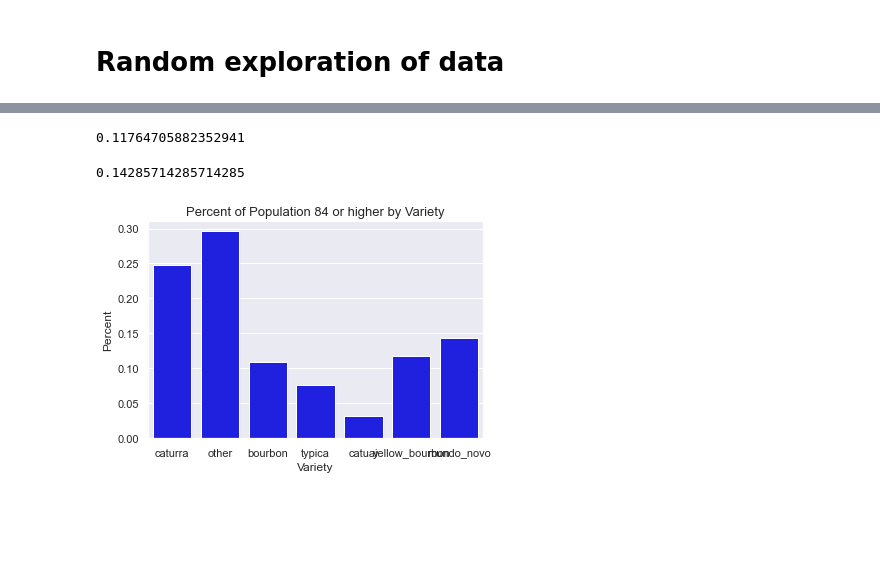
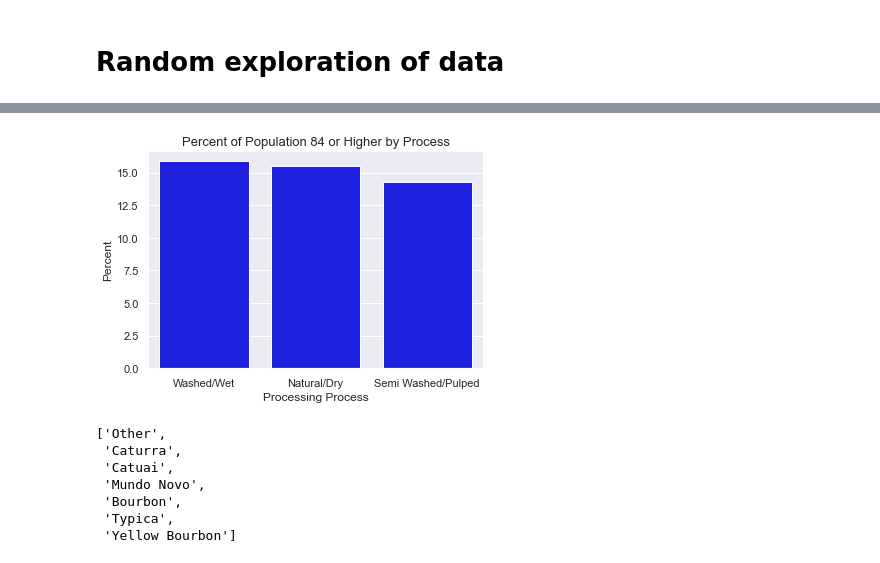
Before and after one commit to joshuamchavez2/Drivers-for-Excellent-Coffee, a Jupyter notebook: Random exploration of data.ipynb, the cells around one changed output, grey strips where cells are left out. Cells and saved outputs as stored; diff of their text form; code cells hidden in the pictures; blank space fills up the shorter version.

```diff
--- a/Random exploration of data.ipynb
+++ b/Random exploration of data.ipynb
@@ -99,21 +35,32 @@ catuai
-# %%
-yellow_bourbon = 2/17
-yellow_bourbon
-# %% [output]
-0.11764705882352941
-# %%
-mundo_novo = 2/14
-mundo_novo
-# %% [output]
-0.14285714285714285
-# %%
-processed = ['caturra', 'other', 'bourbon', 'typica', 'catuai', 'yellow_bourbon', 'mundo_novo']
-percent = [caturra, other, bourbon, typica , catuai, yellow_bourbon, mundo_novo]
-ax = sns.barplot(processed, percent, color='blue')
-
-ax.set_title('Percent of Population 84 or higher by Variety', fontsize = 13)
-sns.set(font_scale = 1)
-ax.set(xlabel='Variety', ylabel='Percent')
-plt.show()
-# %% [output]
-[figure, removed]
+# %%
+# df_plus will be the dataframe that holds all the values of where our target excellent rating is true
+df_rating = train[train.excellent_rating == 1]
+# %%
+#
+s = ((df_rating.processing_method.value_counts()/train.processing_method.value_counts())*100).sort_values(ascending = False)
+index_ = list(s.index)
+index_[0] = 'Washed/Wet'
+index_[1] =  'Natural/Dry'
+index_[2] = 'Semi Washed/Pulped'
+s.index = index_
+# %%
+ax = sns.barplot(s.index, s, color='blue')
+
+ax.set_title('Percent of Population 84 or Higher by Process', fontsize = 13)
+sns.set(font_scale = 1.1)
+ax.set(xlabel='Processing Process', ylabel='Percent')
+plt.show()
+# %% [output]
+[figure, added]
+# %%
+s = ((df_rating.variety.value_counts()/train.variety.value_counts())*100).sort_values(ascending = False)
+index_ = list(s.index)
+index_
+# %% [output]
+['Other',
+ 'Caturra',
+ 'Catuai',
+ 'Mundo Novo',
+ 'Bourbon',
+ 'Typica',
+ 'Yellow Bourbon']
```
Also changed, not shown: parts of 30 cells of this notebook, 4 other files.
